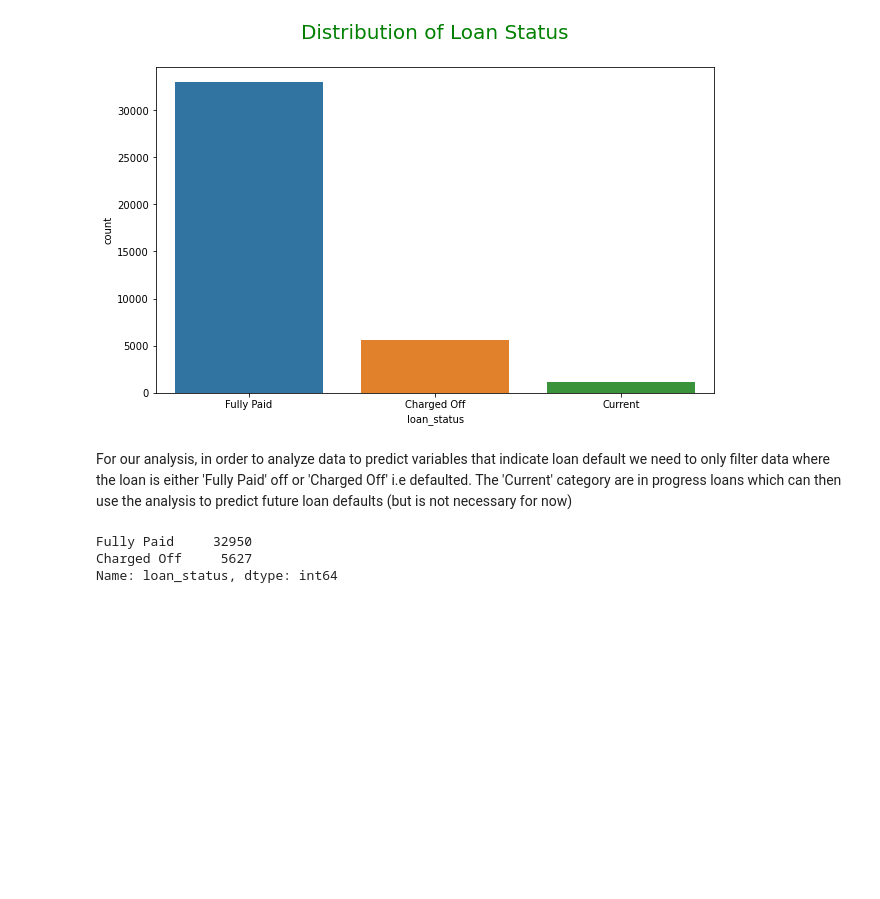
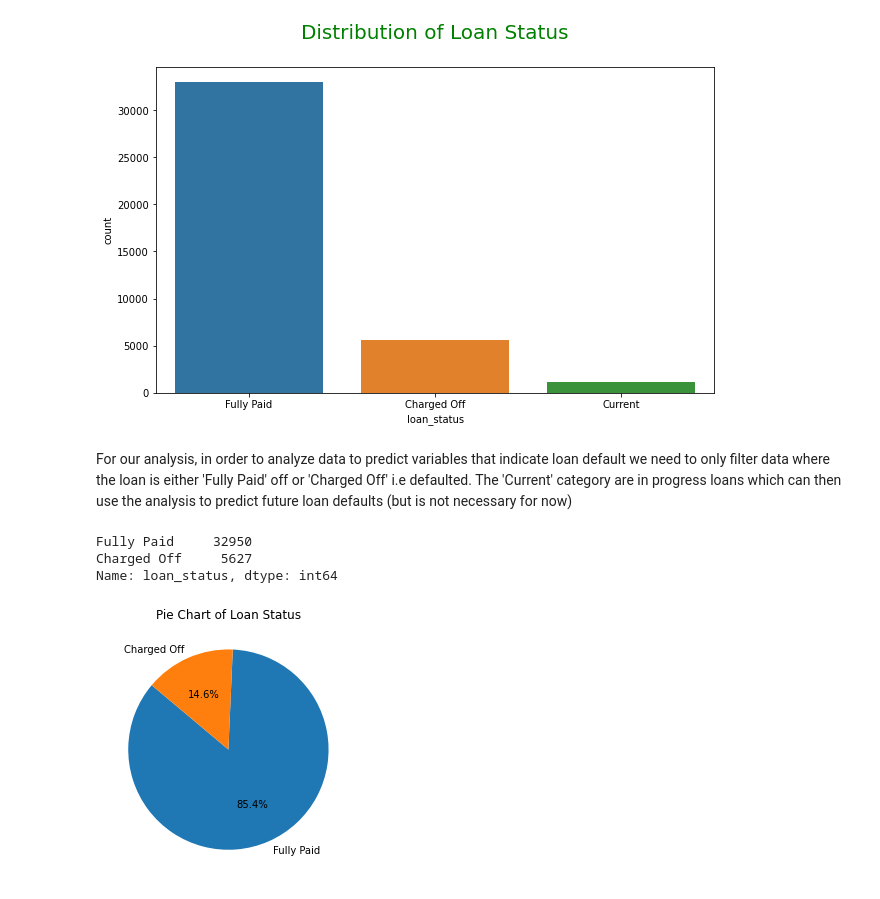
Before and after one commit to abym-droid/upgrad-lending-club-case-study, a Jupyter notebook: Abhishek_Mukherjee.ipynb, the cells around one changed output. Saved outputs shown, nothing was run; the diff lists cells and outputs as text; code cells hidden in the pictures; blank space fills up the shorter version.

```diff
--- a/Abhishek_Mukherjee.ipynb
+++ b/Abhishek_Mukherjee.ipynb
@@ -365,3 +365,14 @@ loan_df_filtered['loan_status'].value_counts()
 Fully Paid     32950
 Charged Off     5627
 Name: loan_status, dtype: int64
+# %%
+# lets compare the percentage of Fully paid vs defaults in the filtered dataset
+loan_status_counts = loan_df_filtered['loan_status'].value_counts()
+plt.pie(loan_status_counts, labels=loan_status_counts.index, autopct='%1.1f%%', startangle=140)
+plt.title('Pie Chart of Loan Status')
+
+# Adjusting layout
+plt.tight_layout()
+plt.show()
+# %% [output]
+[figure, added]
```
Also changed, not shown: parts of 28 cells of this notebook.
